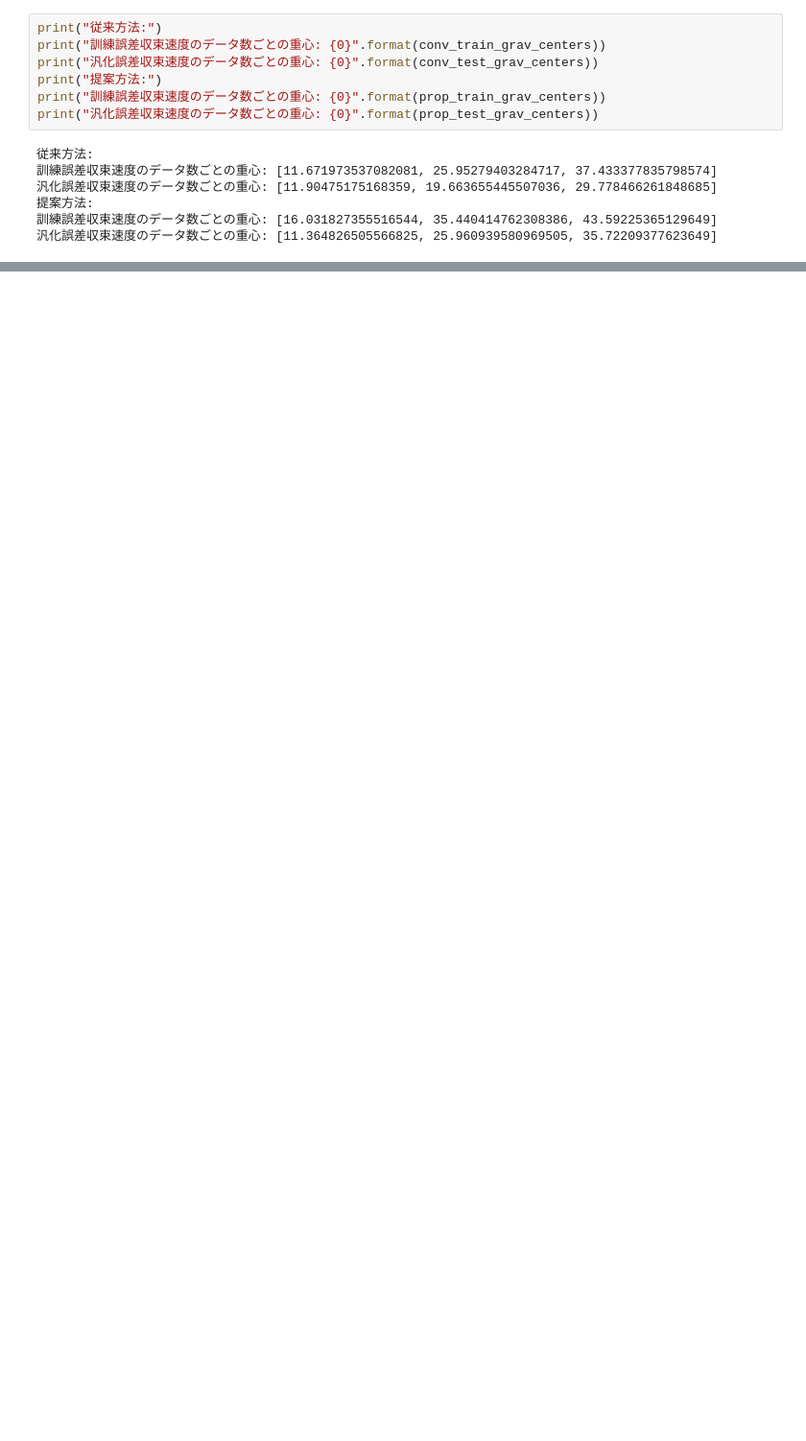
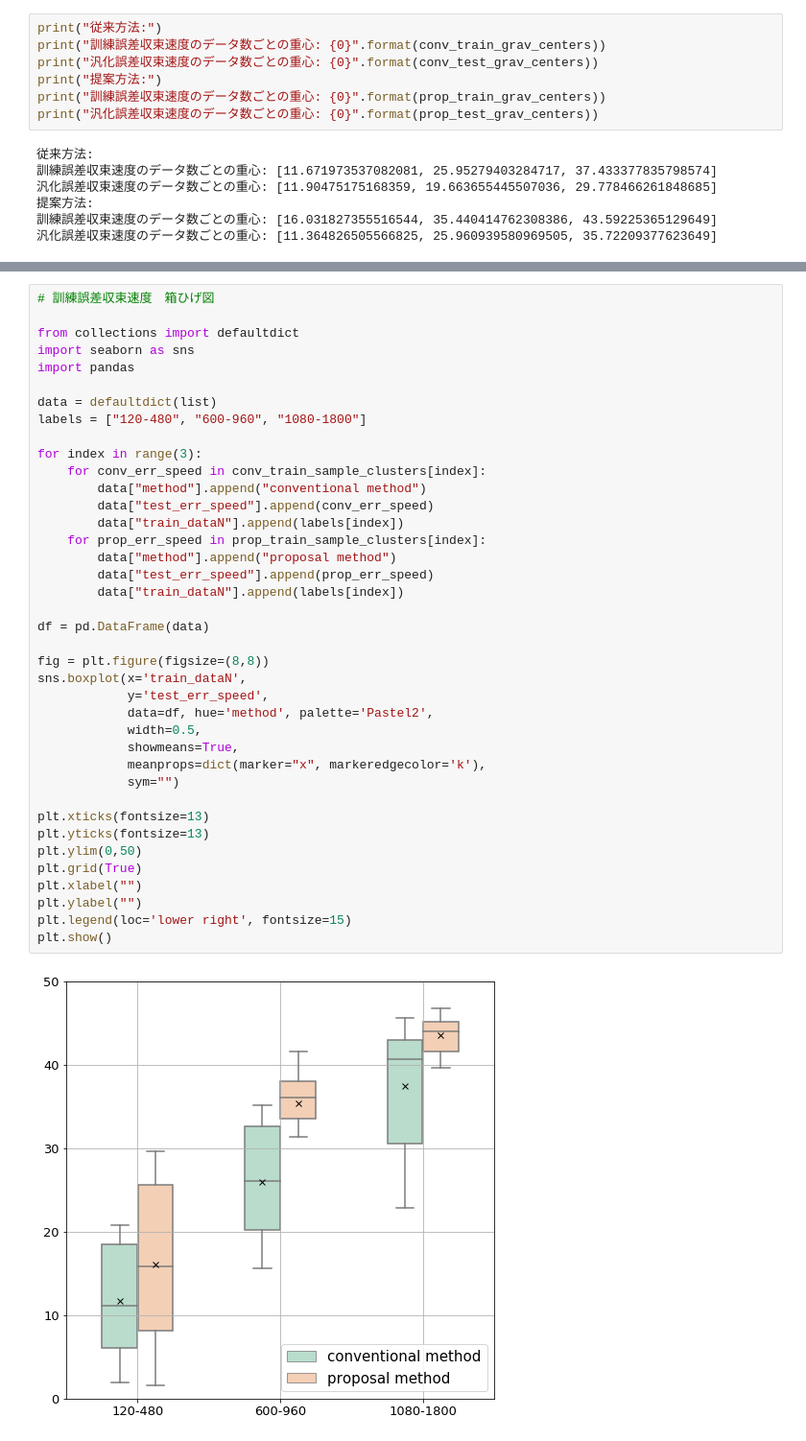
Before and after one commit to takitaki7474/m2-research-prototype, a Jupyter notebook: notebook/eval/eval8.ipynb, the cells around one changed output, grey strips where cells are left out. Shown at 96% size. Saved outputs shown, nothing was run; the diff lists cells and outputs as text; blank space fills up the shorter version.

```diff
--- a/notebook/eval/eval8.ipynb
+++ b/notebook/eval/eval8.ipynb
@@ -142,0 +173,41 @@ print("汎化誤差収束速度のデータ数ごとの重心: {0}".format(prop_
+# %%
+# 訓練誤差収束速度　箱ひげ図
+
+from collections import defaultdict
+import seaborn as sns
+import pandas
+
+data = defaultdict(list)
+labels = ["120-480", "600-960", "1080-1800"]
+
+for index in range(3):
+    for conv_err_speed in conv_train_sample_clusters[index]:
+        data["method"].append("conventional method")
+        data["test_err_speed"].append(conv_err_speed)
+        data["train_dataN"].append(labels[index])
+    for prop_err_speed in prop_train_sample_clusters[index]:
+        data["method"].append("proposal method")
+        data["test_err_speed"].append(prop_err_speed)
+        data["train_dataN"].append(labels[index])
+
+df = pd.DataFrame(data)
+
+fig = plt.figure(figsize=(8,8))
+sns.boxplot(x='train_dataN',
+            y='test_err_speed',
+            data=df, hue='method', palette='Pastel2',
+            width=0.5,
+            showmeans=True,
+            meanprops=dict(marker="x", markeredgecolor='k'),
+            sym="")
+
+plt.xticks(fontsize=13)
+plt.yticks(fontsize=13)
+plt.ylim(0,50)
+plt.grid(True)
+plt.xlabel("")
+plt.ylabel("")
+plt.legend(loc='lower right', fontsize=15)
+plt.show()
+# %% [output]
+[figure, added]
```
Also changed, not shown: parts of 2 cells of this notebook.
